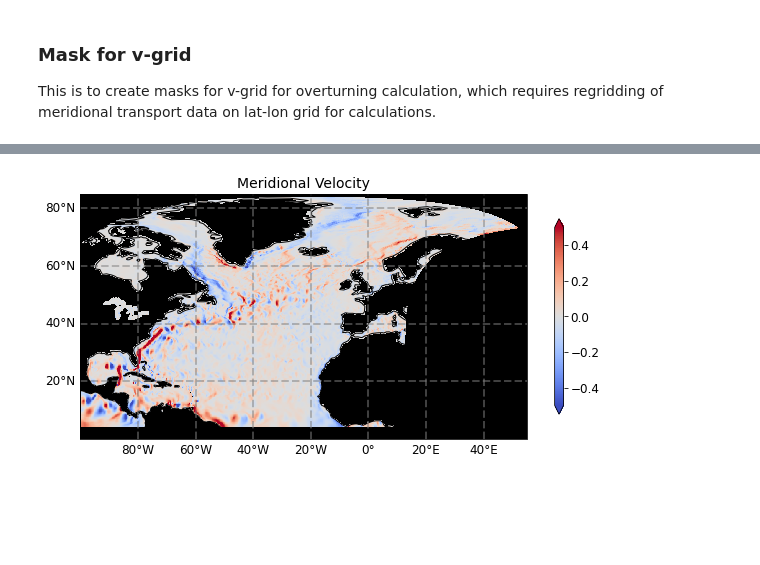
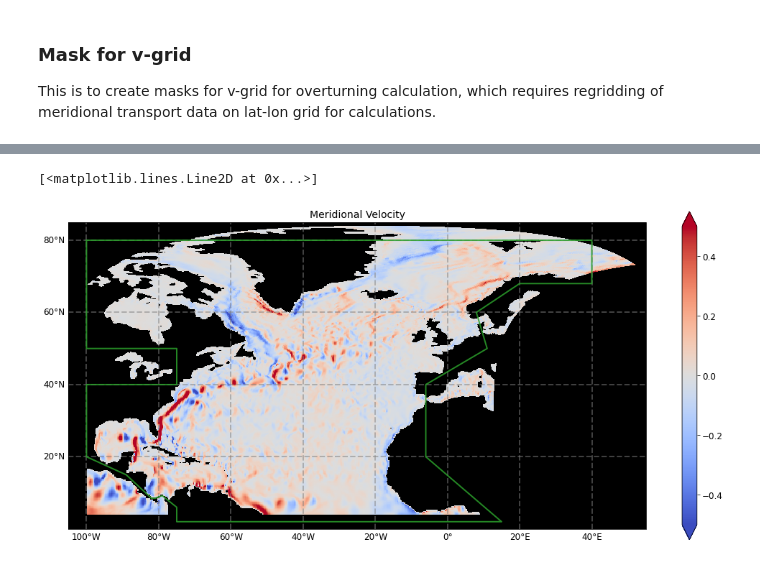
Before and after one commit to hmkhatri/AMOC_Variability_DePreSys_MET, a Jupyter notebook: Notebooks/Postprocessing/Mask_Regions.ipynb, the cells around one changed output, grey strips where cells are left out. Saved outputs shown, nothing was run; the diff lists cells and outputs as text; code cells hidden in the pictures; blank space fills up the shorter version.

```diff
--- a/Notebooks/Postprocessing/Mask_Regions.ipynb
+++ b/Notebooks/Postprocessing/Mask_Regions.ipynb
@@ -78,7 +62,7 @@ def plot_sec(ax, da, vmin=-999, vmax=999, vstep=1, lat_lon_ext = [-180, 180, -85
     #ax.set_adjustable('datalim')
     #ax.coastlines()
     #ax.add_feature(cfeature.LAND) #facecolor='black')
-    ax.add_feature(cfeature.COASTLINE)
+    #ax.add_feature(cfeature.COASTLINE)
     ax.set_aspect(1.0)
 
     #p.axes.gridlines(color='black', alpha=0.5, linestyle='--')
@@ -294,14 +278,24 @@ Data variables: (12/15)
     production:   An IPSL model
     timeStamp:    2018-Oct-09 19:20:04 UTC
 # %%
-lat_lon_ext = [-100., 55., 0., 85.]
+lat_lon_ext = [-105., 55., 0., 85.]
 grid1 = plt.GridSpec(1, 1, wspace=0.15, hspace=0.3)
-fig = plt.figure(figsize=[10,6])
+fig = plt.figure(figsize=[18,14])
 
 ax = fig.add_subplot(grid1[0, 0], projection=ccrs.PlateCarree(),facecolor='black')
 
 tmp = ds_V['vo'].isel(time_counter=0,depthv=0).load() #.assign_coords({'lat': ds['latitude'], 'lon': ds['longitude']})
 p = plot_sec(ax, tmp, vmin=-0.5, vmax=0.5, vstep=2.e-1, lat_lon_ext = lat_lon_ext,
                    lon='nav_lon', lat='nav_lat', cmap='coolwarm', title=r'Meridional Velocity')
+
+# Add North Atlantic Box
+
+#lab_y = [80., 20., 72., 72., 50., 50., 58., 60., 80., 80.]
+#lab_x = [-100., -100., -80, -75., -55., -50., -44., -44., -60., -100.]
+
+lab_y = [80., 80., 68., 68., 60., 50., 40., 20., 2., 2., 6., 9.2, 8.5, 8.5, 15., 20., 40., 40., 50., 50., 80.]
+lab_x = [-100., 40., 40., 20., 8., 11., -6, -6, 15., -75., -75., -79., -81., -82., -89., -100., -100., -75., -75., -100., -100.]
+ax.plot(lab_x,lab_y, linestyle='-', lw = 2, color = 'tab:green', alpha = 0.85, transform=ccrs.PlateCarree())
 # %% [output]
+[<matplotlib.lines.Line2D at 0x...>]
-[figure, old version]
+[figure, new version]
```
Also changed, not shown: parts of 6 cells of this notebook, 5 other files.
